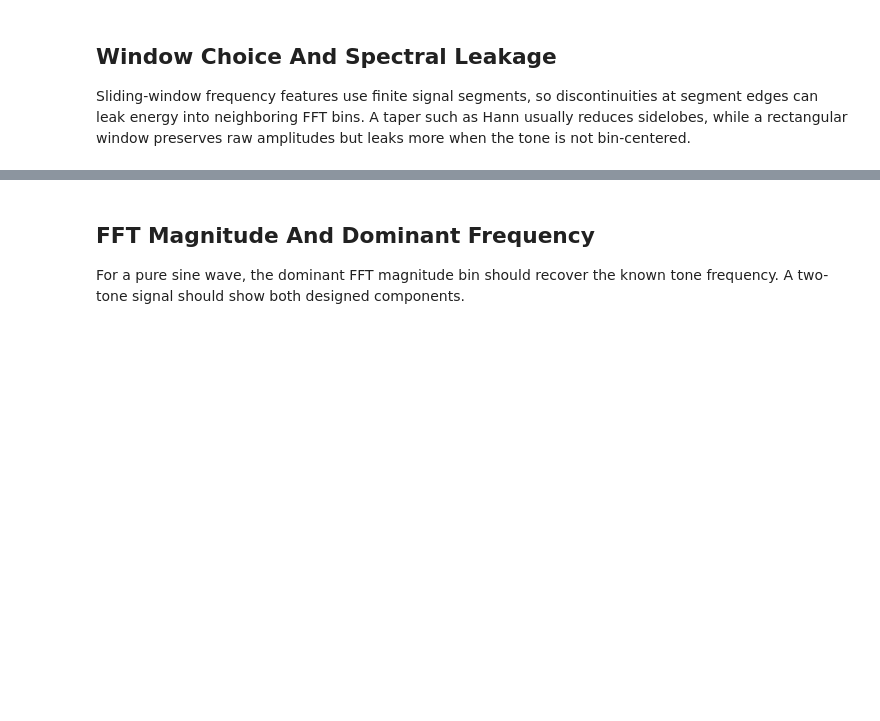
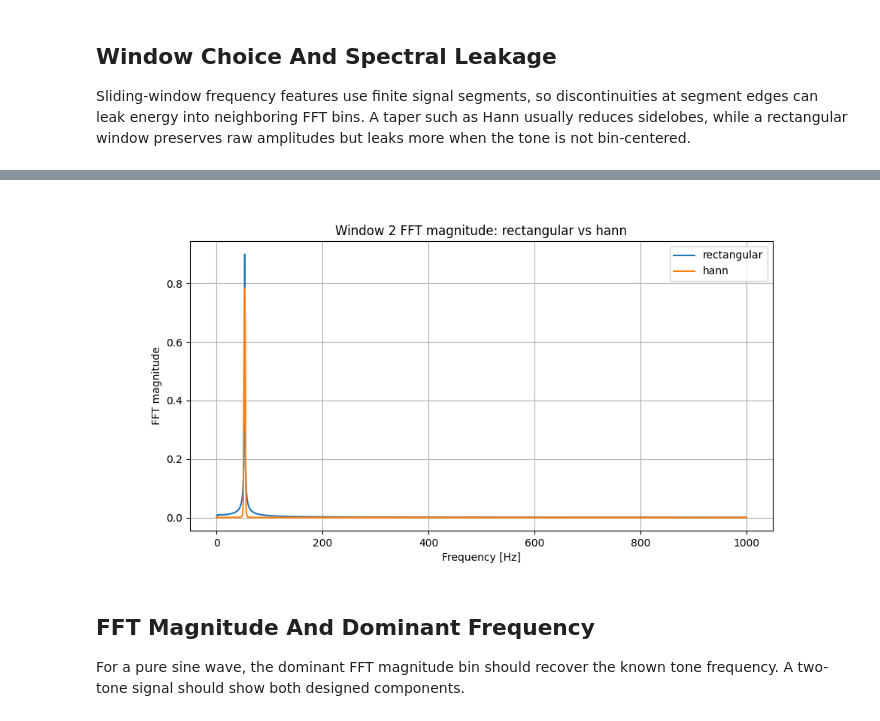
Before and after one commit to Jonas-Nm/signal_processing_prep, a Jupyter notebook: notebooks/02_dsp_foundations_examples.ipynb, the cells around one changed output, grey strips where cells are left out. Saved outputs shown, nothing was run; the diff lists cells and outputs as text; code cells hidden in the pictures; blank space fills up the shorter version.

```diff
--- a/notebooks/02_dsp_foundations_examples.ipynb
+++ b/notebooks/02_dsp_foundations_examples.ipynb
@@ -213,15 +253,15 @@ Sliding-window frequency features use finite signal segments, so discontinuities
 # %%
 leakage_record = sine_wave(
     frequency_hz=53.0,
-    duration_seconds=1.0,
-    sampling_rate_hz=1000.0,
+    duration_seconds=3.0,
+    sampling_rate_hz=2000.0,
     name="53_hz_non_bin_centered_sine",
 )
 
 rectangular_features = sliding_window_features(
     leakage_record,
     SlidingWindowConfig(
-        window_seconds=0.25,
+        window_seconds=0.5,
         step_seconds=0.25,
         frequency_window=None,
         include_time_domain=False,
@@ -230,7 +270,7 @@ rectangular_features = sliding_window_features(
 hann_features = sliding_window_features(
     leakage_record,
     SlidingWindowConfig(
-        window_seconds=0.25,
+        window_seconds=0.5,
         step_seconds=0.25,
         frequency_window="hann",
         include_time_domain=False,
@@ -249,3 +307,45 @@ pd.concat(
+# %%
+import numpy as np
+import matplotlib.pyplot as plt
+from scipy import signal as scipy_signal
+from signal_processing_prep.frequency_domain import fft_magnitude
+
+window_seconds = 0.75
+step_seconds = 0.25
+sampling_rate_hz = leakage_record.sampling_rate_hz
+
+window_samples = int(round(window_seconds * sampling_rate_hz))
+step_samples = int(round(step_seconds * sampling_rate_hz))
+
+window_index = 2
+start = window_index * step_samples
+end = start + window_samples
+
+window_values = leakage_record.values[start:end]
+
+# rectangular window: raw samples
+rectangular_values = window_values
+
+# hann window: tapered samples, normalized power
+hann = scipy_signal.get_window("hann", window_values.size, fftbins=True).astype(np.float64)
+hann /= np.sqrt(np.mean(hann ** 2))
+hann_values = window_values * hann
+
+rect_spectrum = fft_magnitude(rectangular_values, sampling_rate_hz=sampling_rate_hz)
+hann_spectrum = fft_magnitude(hann_values, sampling_rate_hz=sampling_rate_hz)
+
+plt.figure(figsize=(10, 5))
+plt.plot(rect_spectrum.frequencies_hz, rect_spectrum.magnitudes, label="rectangular")
+plt.plot(hann_spectrum.frequencies_hz, hann_spectrum.magnitudes, label="hann")
+plt.xlabel("Frequency [Hz]")
+plt.ylabel("FFT magnitude")
+plt.title(f"Window {window_index} FFT magnitude: rectangular vs hann")
+#plt.xlim(0, 2000)
+plt.legend()
+plt.grid(True)
+plt.show()
+# %% [output]
+[figure, added]
 # %% [markdown]
 ## FFT Magnitude And Dominant Frequency
 
```
Also changed, not shown: parts of 16 cells of this notebook, 1 other file.
